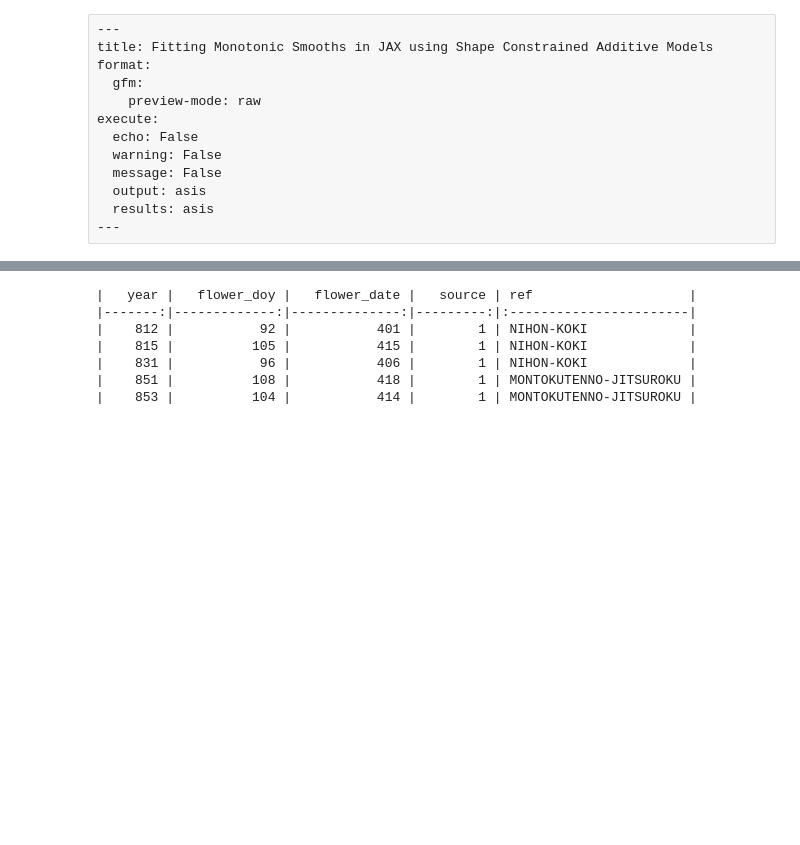
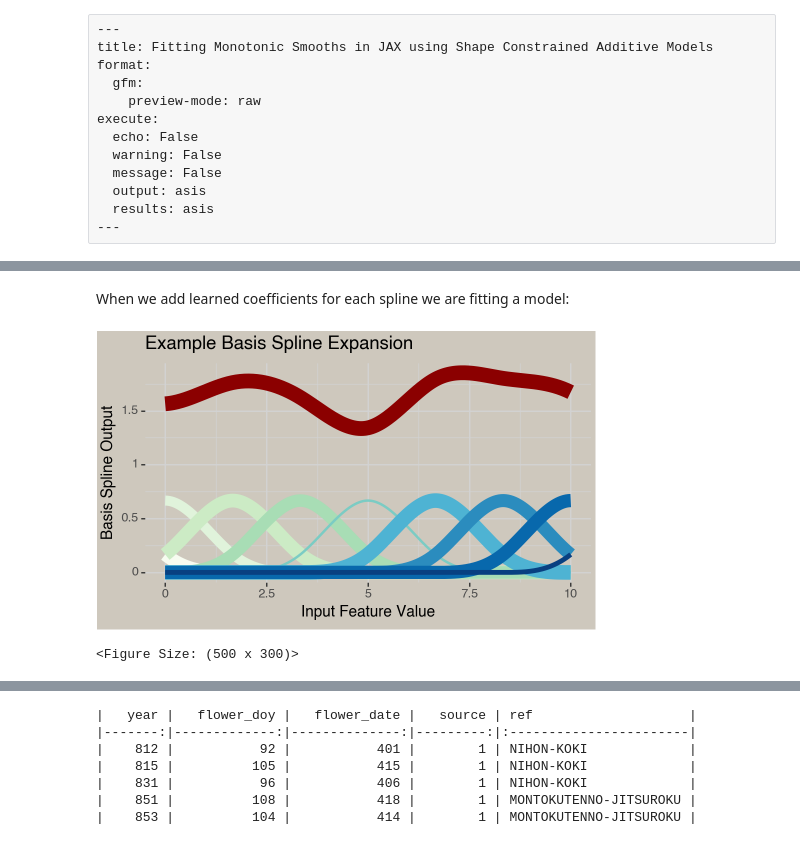
Before and after one commit to mattmills49/Blog-Posts, a Jupyter notebook: glum_splines/monotonic_spline_jax.ipynb, the cells around one changed output, grey strips where cells are left out. Drawn from its saved outputs; the diff is of its cells as text; code cells hidden in the pictures; blank space fills up the shorter version.

```diff
--- a/glum_splines/monotonic_spline_jax.ipynb
+++ b/glum_splines/monotonic_spline_jax.ipynb
@@ -90,0 +122,23 @@ FLOWER_DATA = '../../data/KyotoFullFlowerW.csv'
+# %% [markdown]
+When we add learned coefficients for each spline we are fitting a model:
+# %%
+#| echo: False
+pred_df = (
+    basis_long.
+    groupby('x', as_index=False).
+    fitted.sum()
+)
+
+(ggplot(basis_long, aes(x='x', y='value', color='basis')) +
+ geom_line(aes(size='coef')) +
+ geom_line(pred_df, aes(x='x', y='fitted', size=2), color='darkred') +
+ guides(color=False) +
+ scale_color_brewer(palette=4) +
+ ggtitle('Example Basis Spline Expansion') +
+ xlab('Input Feature Value') +
+ ylab('Basis Spline Output') +
+ cherry_theme(figure_size=(5, 3), legend_position='none')
+)
+# %% [output]
+[figure, added]
+<Figure Size: (500 x 300)>
```
Also changed, not shown: parts of 11 cells of this notebook.
